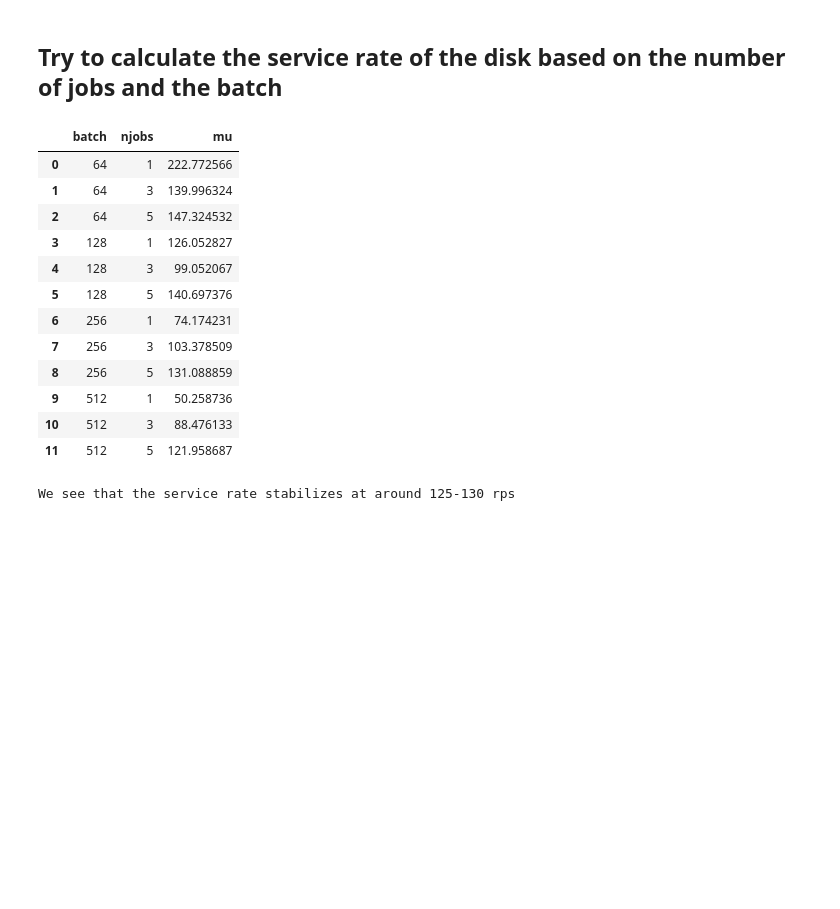
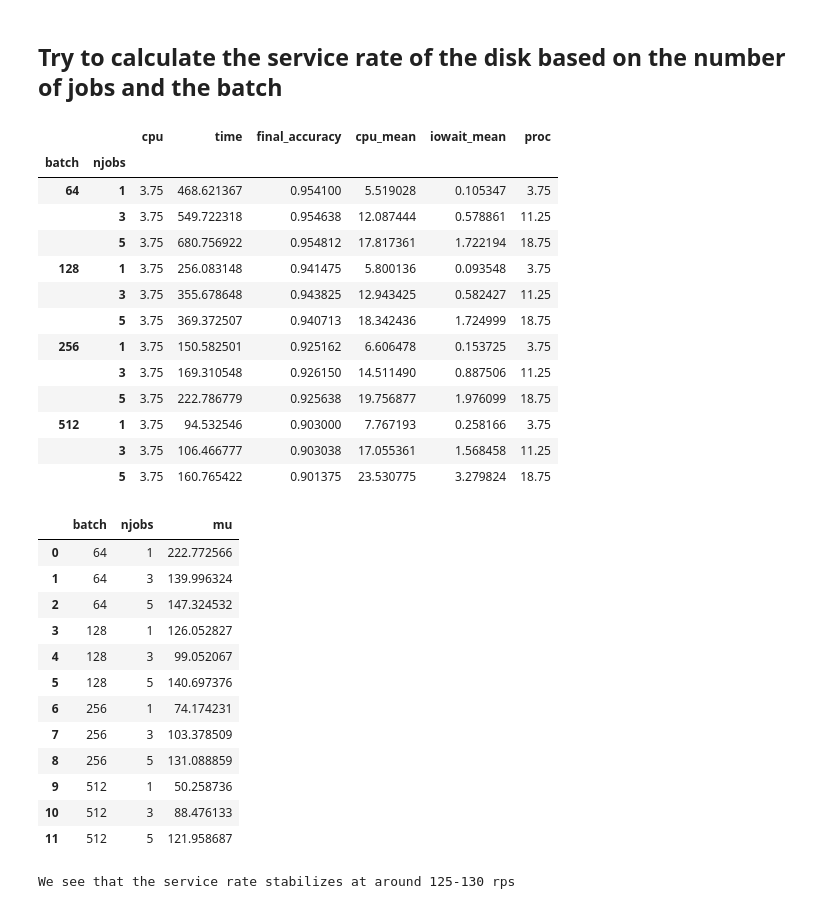
Before and after one commit to sharwinbobde/Courier-BigDL-Study, a Jupyter notebook: experiment-results.ipynb, the cells around one changed output. Cells and saved outputs as stored; diff of their text form; code cells hidden in the pictures; blank space fills up the shorter version.

```diff
--- a/experiment-results.ipynb
+++ b/experiment-results.ipynb
@@ -72,7 +72,7 @@ def split_name(exp_name: str) -> (int, int, int):
     cpu = int(parts[0].replace('cpu', '').strip())
     batch = int(parts[1].replace('batch', '').strip())
     njobs = int(parts[2].replace('njobs', '').strip())
-    network = str(parts[3])[3:] if len(parts) > 3 else 'lenet'
+    network = str(parts[3])[3:] if len(parts) > 3 else 'lenet5'
 
     return cpu, batch, njobs, network
 
@@ -491,45 +495,62 @@ P-value of 4 and 8 is 0.0004341147277582328 --> RELEVANT
 # %%
 Tcpu = 0.045
 mu_cpu = 1/Tcpu
 num_examples = 60000
 num_epochs = 10
 
+# Surprisingly, the batch size doesn't influence cpu utilization??
+serv_df = results_df.groupby(['batch', 'njobs']).mean()
+display(serv_df)
 
 mus = {
     'batch':[],
     'njobs':[],
     'mu':[]
 }
 
 for (batch, njobs) , row in serv_df.iterrows():
     # Calculate the new numbers
     l_disk = njobs * mu_cpu
     T = row.time
     Nt = (num_examples/batch) * num_epochs
     mu_disk = (1/((T/Nt) - Tcpu)) + l_disk
 
     mus['batch'].append(batch)
     mus['njobs'].append(njobs)
     mus['mu'].append(mu_disk)
 
 
 df_mu = pd.DataFrame(mus)
 
 df_mu
 # %% [output]
-|  | batch | njobs | mu |
-| 0 | 64 | 1 | 222.772566 |
-| 1 | 64 | 3 | 139.996324 |
-| 2 | 64 | 5 | 147.324532 |
-| 3 | 128 | 1 | 126.052827 |
-| 4 | 128 | 3 | 99.052067 |
-| 5 | 128 | 5 | 140.697376 |
-| 6 | 256 | 1 | 74.174231 |
-| 7 | 256 | 3 | 103.378509 |
-| 8 | 256 | 5 | 131.088859 |
-| 9 | 512 | 1 | 50.258736 |
-| 10 | 512 | 3 | 88.476133 |
-| 11 | 512 | 5 | 121.958687 |
+|  |  | cpu | time | final_accuracy | cpu_mean | iowait_mean | proc |
+| batch | njobs |  |  |  |  |  |  |
+| 64 | 1 | 3.75 | 468.621367 | 0.954100 | 5.519028 | 0.105347 | 3.75 |
+|  | 3 | 3.75 | 549.722318 | 0.954638 | 12.087444 | 0.578861 | 11.25 |
+|  | 5 | 3.75 | 680.756922 | 0.954812 | 17.817361 | 1.722194 | 18.75 |
+| 128 | 1 | 3.75 | 256.083148 | 0.941475 | 5.800136 | 0.093548 | 3.75 |
+|  | 3 | 3.75 | 355.678648 | 0.943825 | 12.943425 | 0.582427 | 11.25 |
+|  | 5 | 3.75 | 369.372507 | 0.940713 | 18.342436 | 1.724999 | 18.75 |
+| 256 | 1 | 3.75 | 150.582501 | 0.925162 | 6.606478 | 0.153725 | 3.75 |
+|  | 3 | 3.75 | 169.310548 | 0.926150 | 14.511490 | 0.887506 | 11.25 |
+|  | 5 | 3.75 | 222.786779 | 0.925638 | 19.756877 | 1.976099 | 18.75 |
+| 512 | 1 | 3.75 | 94.532546 | 0.903000 | 7.767193 | 0.258166 | 3.75 |
+|  | 3 | 3.75 | 106.466777 | 0.903038 | 17.055361 | 1.568458 | 11.25 |
+|  | 5 | 3.75 | 160.765422 | 0.901375 | 23.530775 | 3.279824 | 18.75 |
+|  | batch | njobs | mu |
+| 0 | 64 | 1 | 222.772566 |
+| 1 | 64 | 3 | 139.996324 |
+| 2 | 64 | 5 | 147.324532 |
+| 3 | 128 | 1 | 126.052827 |
+| 4 | 128 | 3 | 99.052067 |
+| 5 | 128 | 5 | 140.697376 |
+| 6 | 256 | 1 | 74.174231 |
+| 7 | 256 | 3 | 103.378509 |
+| 8 | 256 | 5 | 131.088859 |
+| 9 | 512 | 1 | 50.258736 |
+| 10 | 512 | 3 | 88.476133 |
+| 11 | 512 | 5 | 121.958687 |
 # %%
 f, (ax1, ax2) = plt.subplots(2, figsize=(15, 10))
 
```
Also changed, not shown: parts of 10 cells of this notebook.
